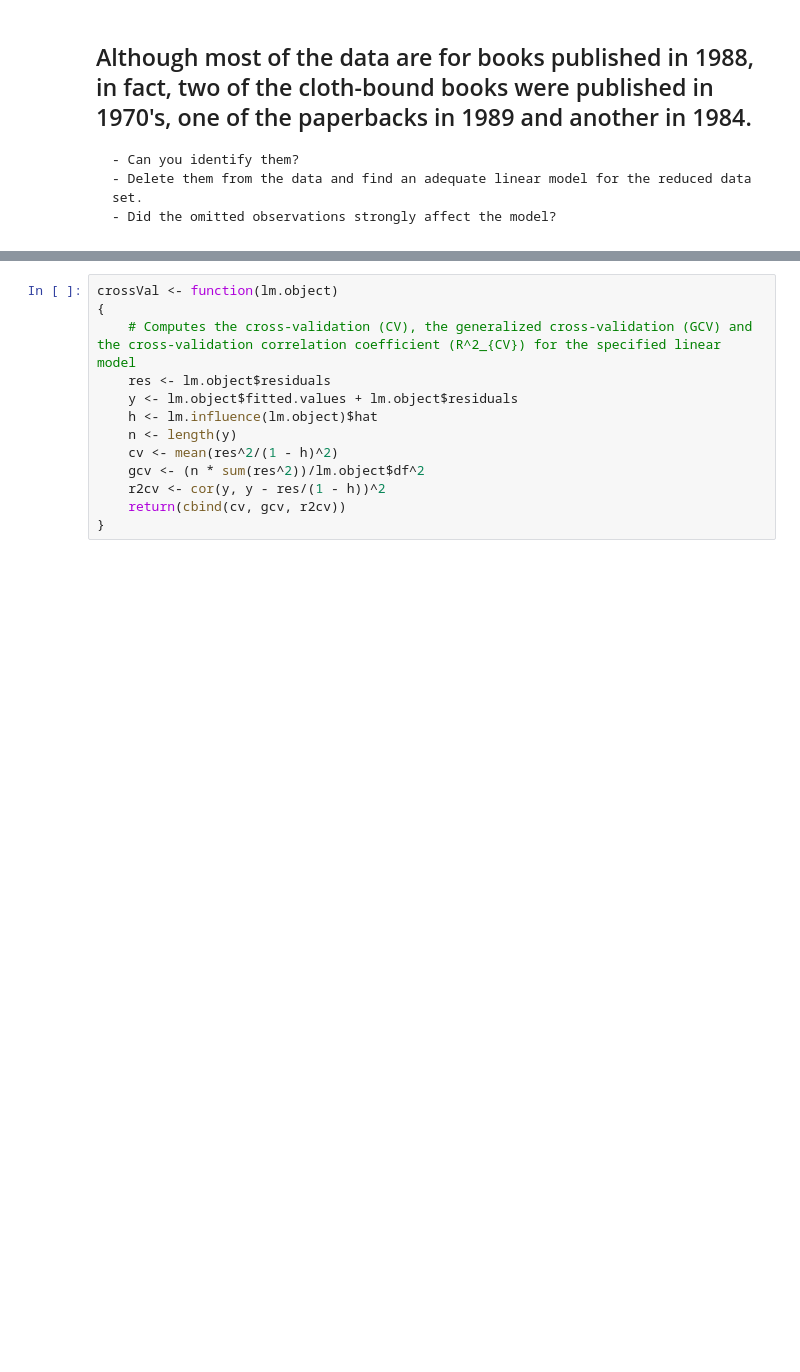
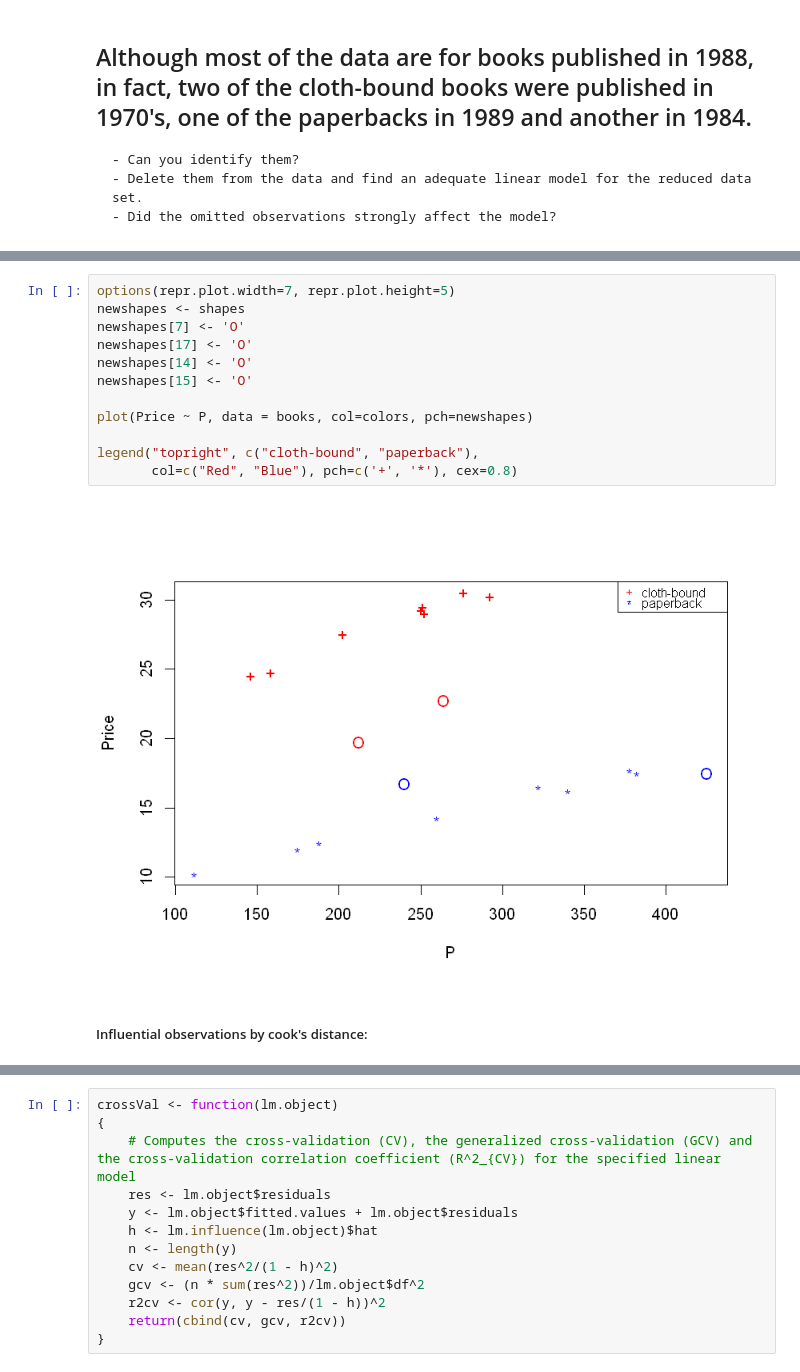
Before and after one commit to aryeko/linear_models, a Jupyter notebook: Question 1.ipynb, the cells around one changed output, grey strips where cells are left out. Drawn from its saved outputs; the diff is of its cells as text; blank space fills up the shorter version.

```diff
--- a/Question 1.ipynb
+++ b/Question 1.ipynb
@@ -200,0 +188,16 @@ $$
+# %%
+options(repr.plot.width=7, repr.plot.height=5)
+newshapes <- shapes
+newshapes[7] <- 'O'
+newshapes[17] <- 'O'
+newshapes[14] <- 'O'
+newshapes[15] <- 'O'
+
+plot(Price ~ P, data = books, col=colors, pch=newshapes)
+
+legend("topright", c("cloth-bound", "paperback"),
+       col=c("Red", "Blue"), pch=c('+', '*'), cex=0.8)
+# %% [output]
+[figure, added]
+# %% [markdown]
+##### Influential observations by cook's distance:
```
Also changed, not shown: parts of 26 cells of this notebook.
